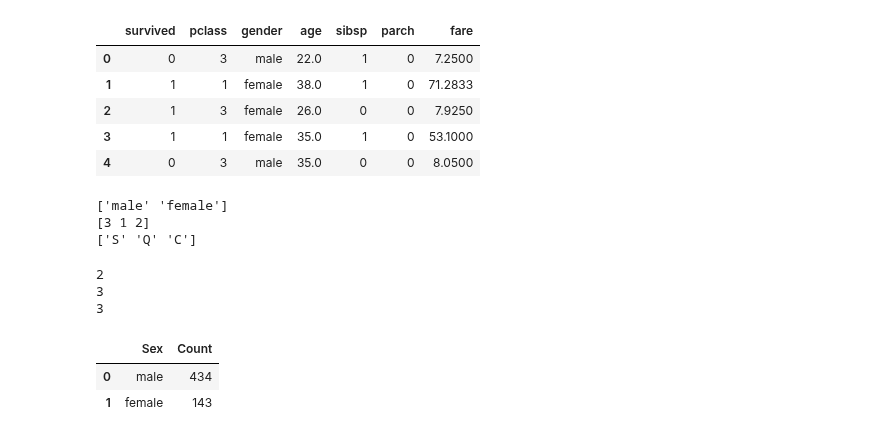
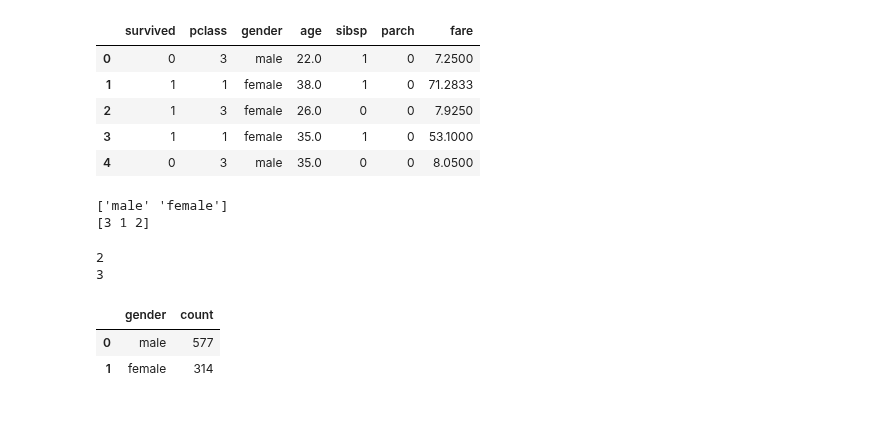
Before and after one commit to Ankush610/DataScience, a Jupyter notebook: notebooks/3_Exploratory_Data_Analytics/notebook1.5_data_handling.ipynb, the cells around one changed output. Cells and saved outputs as stored; diff of their text form; code cells hidden in the pictures.

```diff
--- a/notebooks/3_Exploratory_Data_Analytics/notebook1.5_data_handling.ipynb
+++ b/notebooks/3_Exploratory_Data_Analytics/notebook1.5_data_handling.ipynb
@@ -283,28 +283,24 @@ df.head()
 | 3 | 1 | 1 | female | 35.0 | 1 | 0 | 53.1000 |
 | 4 | 0 | 3 | male | 35.0 | 0 | 0 | 8.0500 |
 # %%
-print(df['Sex'].unique()) # Shows the unique values in column
-print(df['Pclass'].unique())
-print(df['Embarked'].unique())
+print(df['gender'].unique()) # Shows the unique values in column
+print(df['pclass'].unique())
 # %% [output]
 ['male' 'female']
 [3 1 2]
-['S' 'Q' 'C']
 # %%
-print(df['Sex'].nunique()) # Shows the no of  unique values in column
-print(df['Pclass'].nunique())
-print(df['Embarked'].nunique())
+print(df['gender'].nunique()) # Shows the no of  unique values in column
+print(df['pclass'].nunique())
 # %% [output]
 2
 3
-3
 # %%
 # Shows category and its count within a data
-sex_counts = df['Sex'].value_counts().reset_index()
-sex_counts.columns = ['Sex','Count']
+gender_counts = df['gender'].value_counts().reset_index()
+gender_counts.columns = ['gender','count']
 # %%
-sex_counts
+gender_counts
 # %% [output]
-|  | Sex | Count |
-| 0 | male | 434 |
-| 1 | female | 143 |
+|  | gender | count |
+| 0 | male | 577 |
+| 1 | female | 314 |
```
Also changed, not shown: parts of 1 cell of this notebook.
